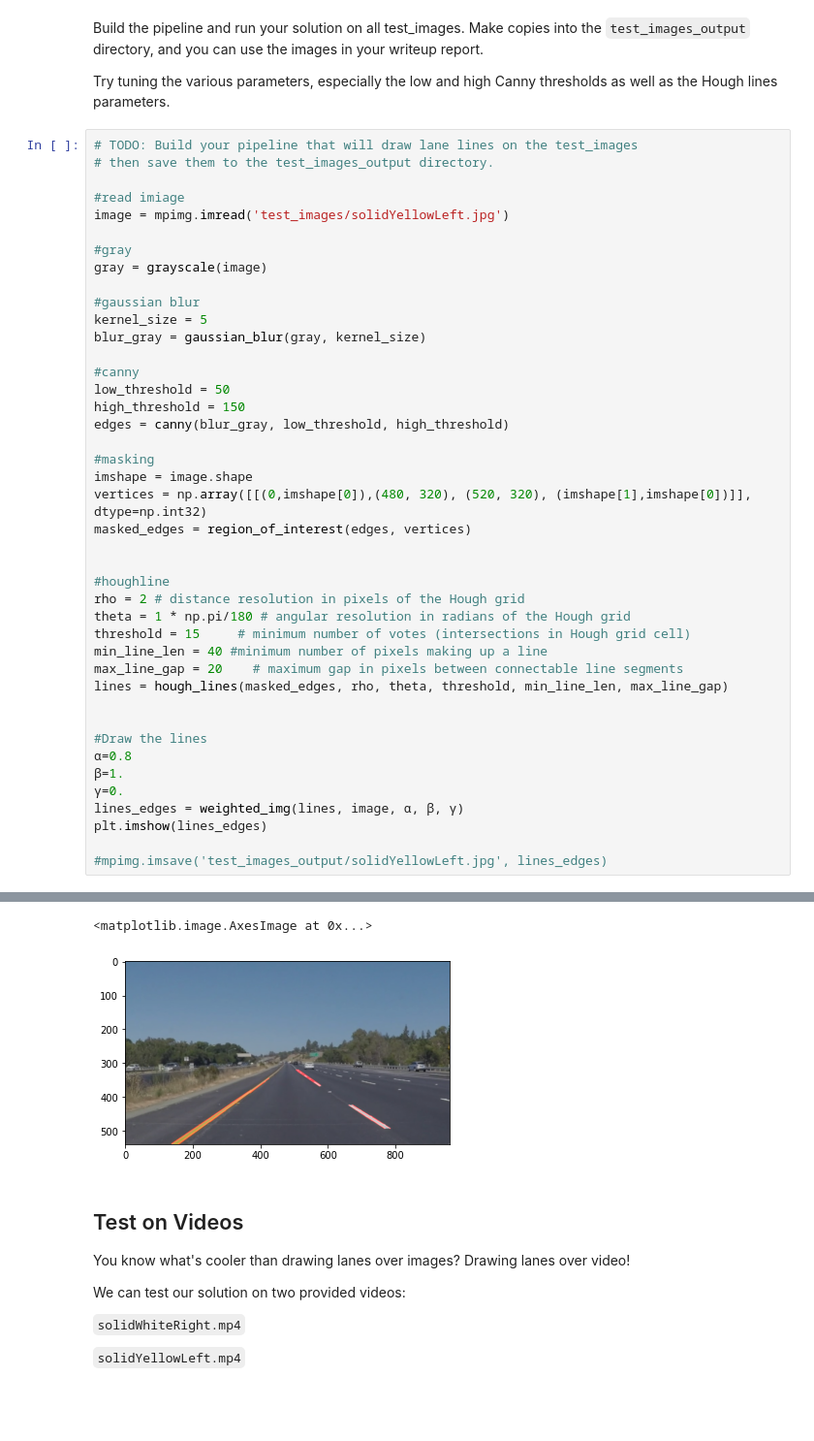
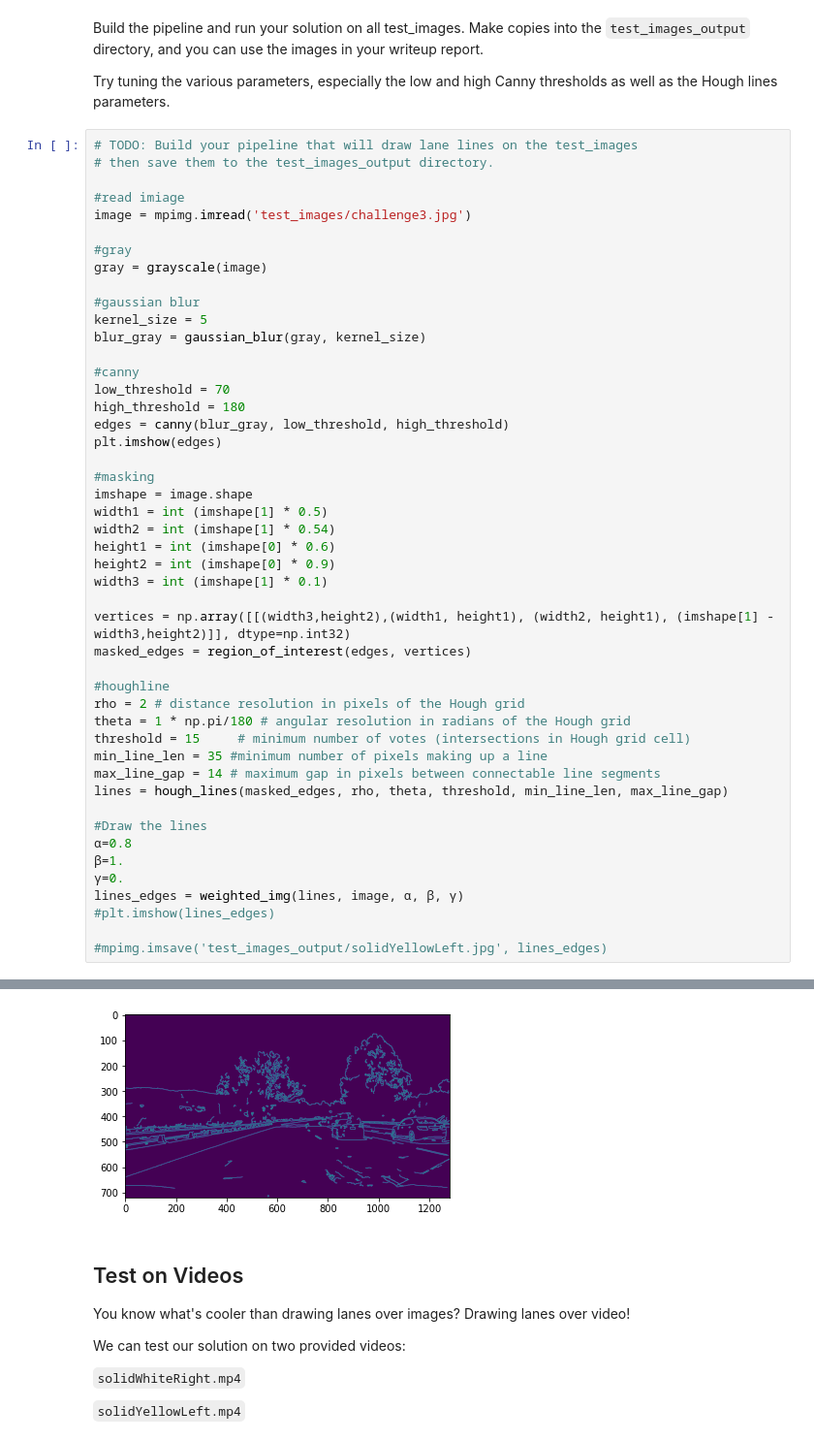
Before and after one commit to ektmind/CarND-LaneLines-P1, a Jupyter notebook: P1.ipynb, the cells around one changed output, grey strips where cells are left out. Shown at 97% size. Saved outputs shown, nothing was run; the diff lists cells and outputs as text; blank space fills up the shorter version.

```diff
--- a/P1.ipynb
+++ b/P1.ipynb
@@ -201,7 +225,7 @@ Try tuning the various parameters, especially the low and high Canny thresholds
 # then save them to the test_images_output directory.
 
 #read imiage
-image = mpimg.imread('test_images/solidYellowLeft.jpg')
+image = mpimg.imread('test_images/challenge3.jpg')
 
 #gray
 gray = grayscale(image)
@@ -211,31 +235,36 @@ kernel_size = 5
 blur_gray = gaussian_blur(gray, kernel_size)
 
 #canny
-low_threshold = 50
-high_threshold = 150
+low_threshold = 70
+high_threshold = 180
 edges = canny(blur_gray, low_threshold, high_threshold)
+plt.imshow(edges)
 
 #masking
 imshape = image.shape
-vertices = np.array([[(0,imshape[0]),(480, 320), (520, 320), (imshape[1],imshape[0])]], dtype=np.int32)
+width1 = int (imshape[1] * 0.5)
+width2 = int (imshape[1] * 0.54)
+height1 = int (imshape[0] * 0.6)
+height2 = int (imshape[0] * 0.9)
+width3 = int (imshape[1] * 0.1)
+
+vertices = np.array([[(width3,height2),(width1, height1), (width2, height1), (imshape[1] - width3,height2)]], dtype=np.int32)
 masked_edges = region_of_interest(edges, vertices)
-
 
 #houghline
 rho = 2 # distance resolution in pixels of the Hough grid
 theta = 1 * np.pi/180 # angular resolution in radians of the Hough grid
 threshold = 15     # minimum number of votes (intersections in Hough grid cell)
-min_line_len = 40 #minimum number of pixels making up a line
-max_line_gap = 20    # maximum gap in pixels between connectable line segments
+min_line_len = 35 #minimum number of pixels making up a line
+max_line_gap = 14 # maximum gap in pixels between connectable line segments
 lines = hough_lines(masked_edges, rho, theta, threshold, min_line_len, max_line_gap)
-
 
 #Draw the lines
 α=0.8
 β=1.
 γ=0.
 lines_edges = weighted_img(lines, image, α, β, γ)
-plt.imshow(lines_edges)
+#plt.imshow(lines_edges)
 
 #mpimg.imsave('test_images_output/solidYellowLeft.jpg', lines_edges)
 # %% [output]
@@ -259,5 +271,4 @@ plt.imshow(lines_edges)
-<matplotlib.image.AxesImage at 0x...>
-[figure, old version]
+[figure, new version]
 # %% [markdown]
 ## Test on Videos
 
```
Also changed, not shown: parts of 8 cells of this notebook, 7 other files.
